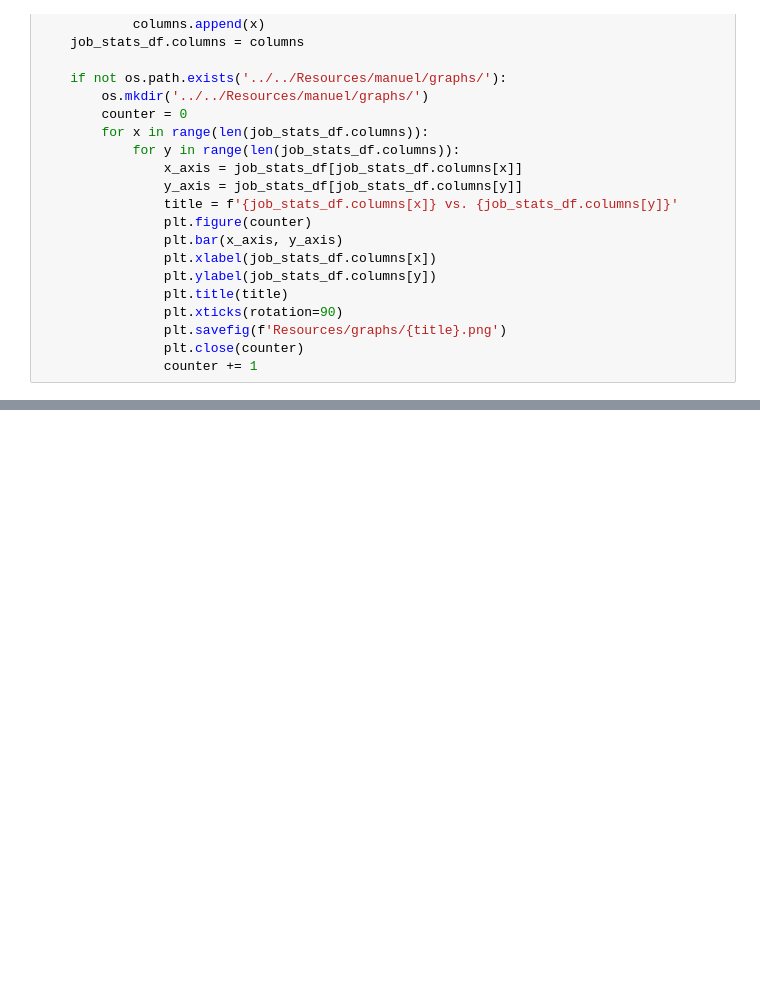
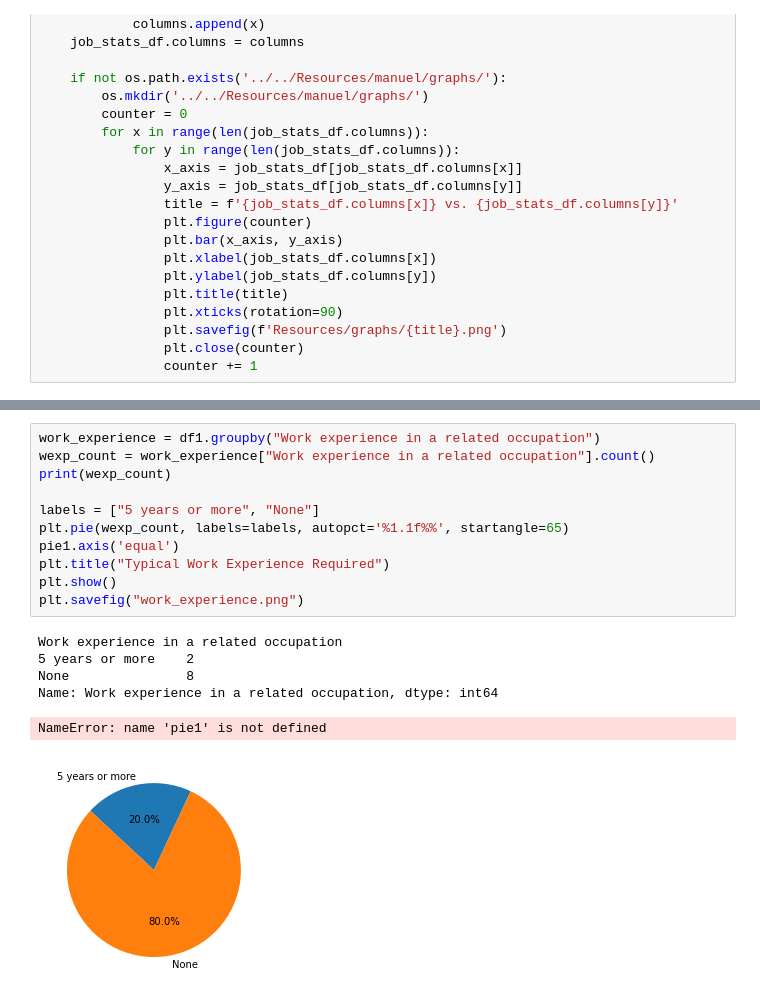
Before and after one commit to meduardoscervantes/Data-Industry-Analysis, a Jupyter notebook: Final_Analysis.ipynb, the cells around one changed output, grey strips where cells are left out. Saved outputs shown, nothing was run; the diff lists cells and outputs as text; blank space fills up the shorter version.

```diff
--- a/Final_Analysis.ipynb
+++ b/Final_Analysis.ipynb
@@ -198,0 +282,18 @@ if production:
+# %%
+work_experience = df1.groupby("Work experience in a related occupation")
+wexp_count = work_experience["Work experience in a related occupation"].count()
+print(wexp_count)
+
+labels = ["5 years or more", "None"]
+plt.pie(wexp_count, labels=labels, autopct='%1.1f%%', startangle=65)
+pie1.axis('equal')
+plt.title("Typical Work Experience Required")
+plt.show()
+plt.savefig("work_experience.png")
+# %% [output]
+Work experience in a related occupation
+5 years or more    2
+None               8
+Name: Work experience in a related occupation, dtype: int64
+NameError: name 'pie1' is not defined
+[figure, added]
```
Also changed, not shown: parts of 6 cells of this notebook, 1 other file.
